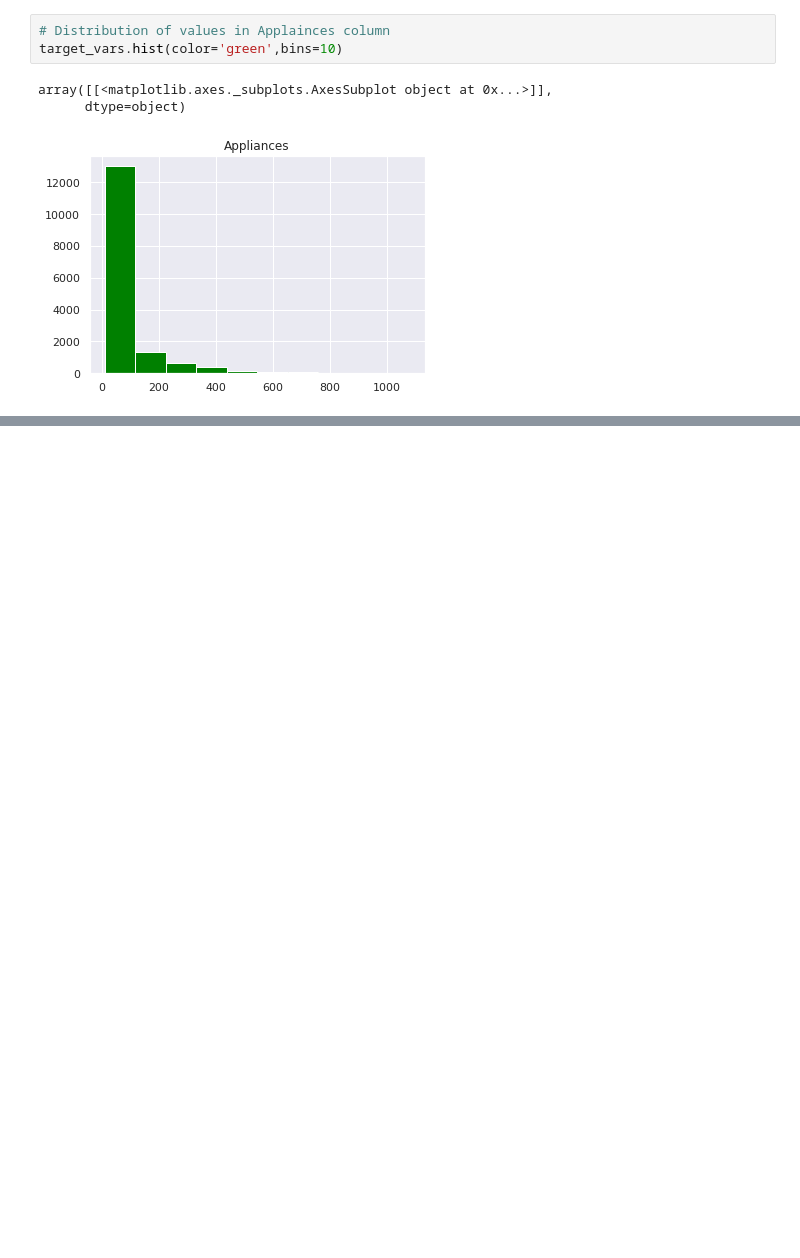
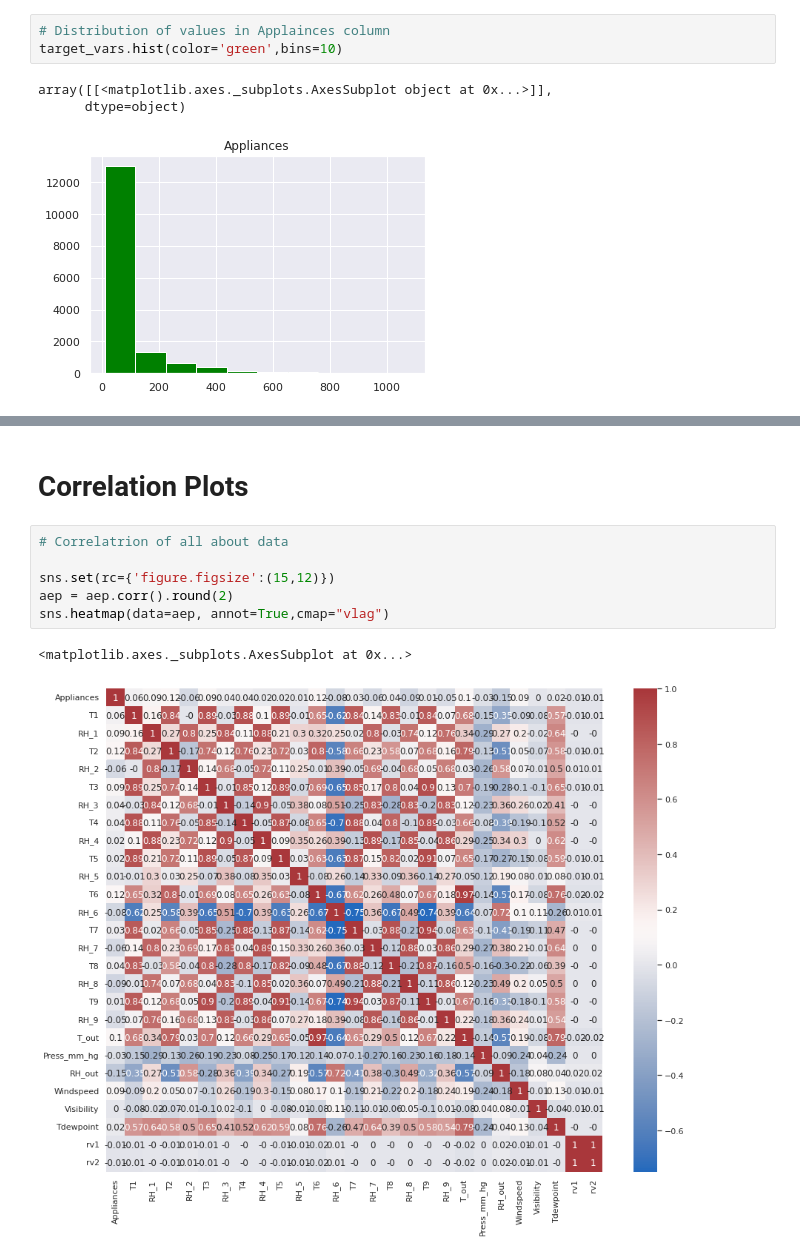
Before and after one commit to navaidansari786/Applliances-Energy-Prediction, a Jupyter notebook: appliances_energy_prediction.ipynb, the cells around one changed output, grey strips where cells are left out. Drawn from its saved outputs; the diff is of its cells as text; blank space fills up the shorter version.

```diff
--- a/appliances_energy_prediction.ipynb
+++ b/appliances_energy_prediction.ipynb
@@ -327,0 +371,11 @@ array([[<matplotlib.axes._subplots.AxesSubplot object at 0x...>]],
+# %% [markdown]
+# **Correlation Plots**
+# %%
+# Correlatrion of all about data
+
+sns.set(rc={'figure.figsize':(15,12)})
+aep = aep.corr().round(2)
+sns.heatmap(data=aep, annot=True,cmap="vlag")
+# %% [output]
+<matplotlib.axes._subplots.AxesSubplot at 0x...>
+[figure, added]
```
Also changed, not shown: parts of 88 cells of this notebook.
